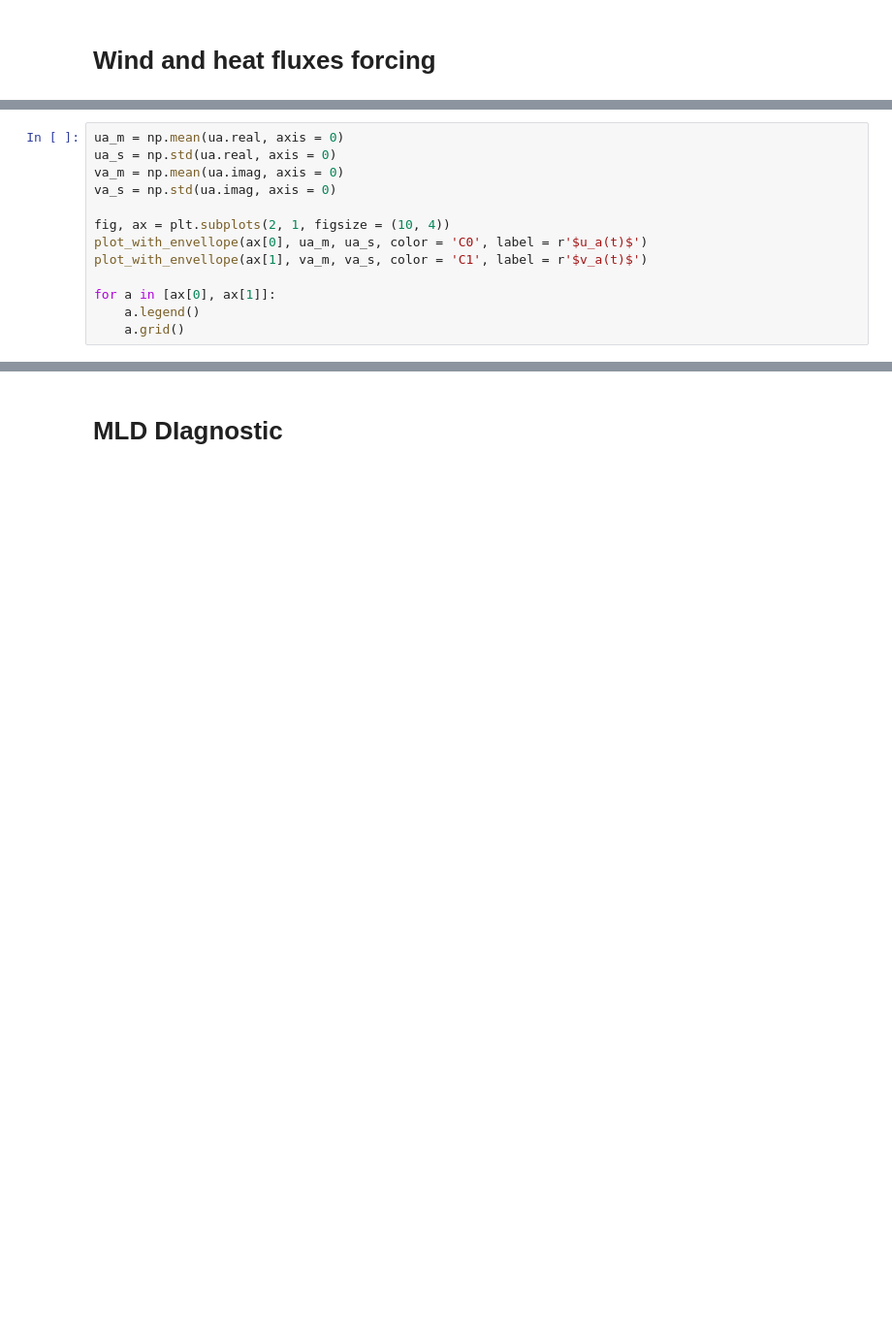
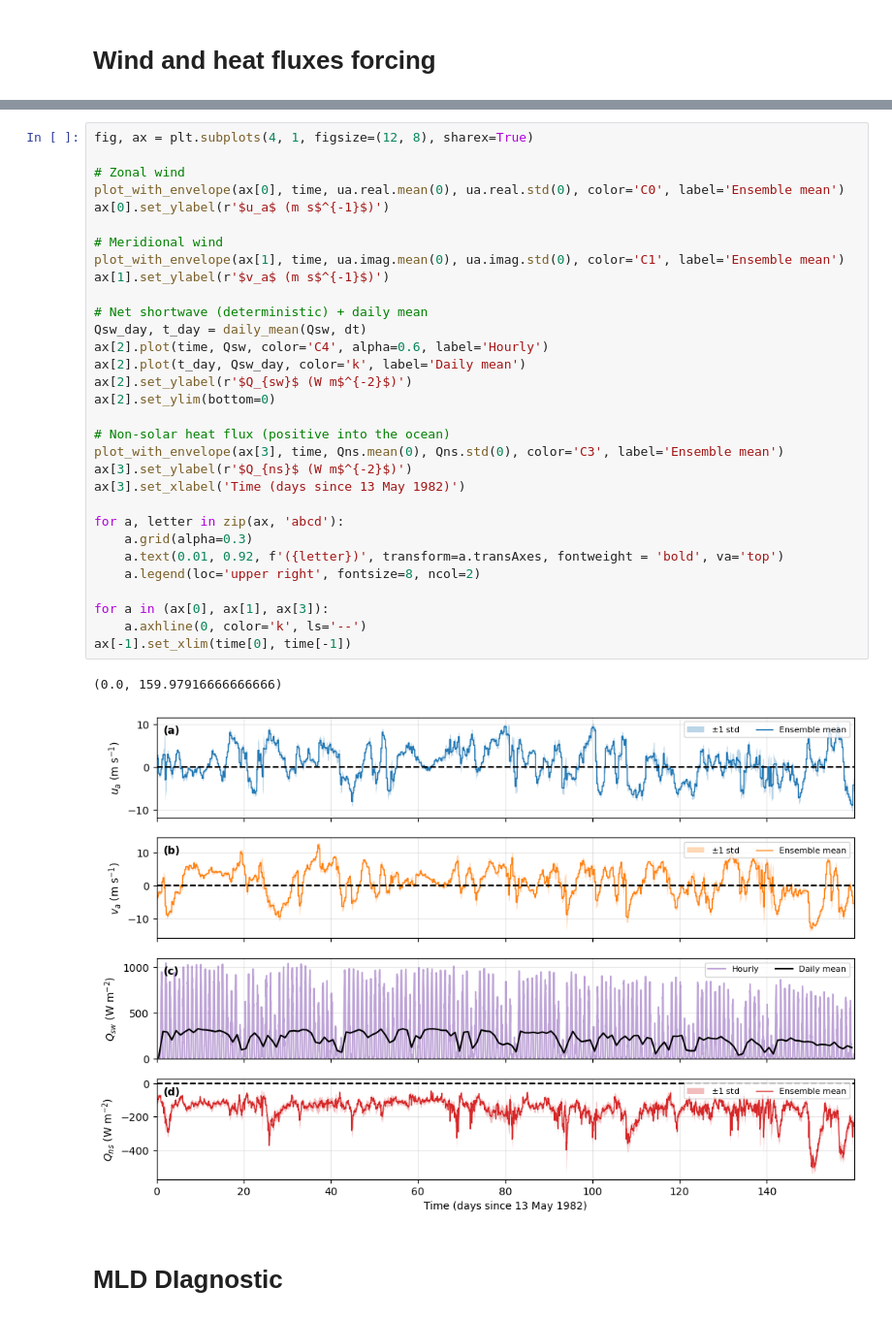
Before and after one commit to mattmattnex/taia-1DV-FD, a Jupyter notebook: experiments/3_Lotus_realistic/realistic_analysis.ipynb, the cells around one changed output, grey strips where cells are left out. Shown at 97% size. Drawn from its saved outputs; the diff is of its cells as text; blank space fills up the shorter version.

```diff
--- a/experiments/3_Lotus_realistic/realistic_analysis.ipynb
+++ b/experiments/3_Lotus_realistic/realistic_analysis.ipynb
@@ -27,13 +32,0 @@ def plot_with_envellope(ax, var_m, var_std, label = None, color = None):
-# %%
-ua_m = np.mean(ua.real, axis = 0)
-ua_s = np.std(ua.real, axis = 0)
-va_m = np.mean(ua.imag, axis = 0)
-va_s = np.std(ua.imag, axis = 0)
-
-fig, ax = plt.subplots(2, 1, figsize = (10, 4))
-plot_with_envellope(ax[0], ua_m, ua_s, color = 'C0', label = r'$u_a(t)$')
-plot_with_envellope(ax[1], va_m, va_s, color = 'C1', label = r'$v_a(t)$')
-
-for a in [ax[0], ax[1]]:
-    a.legend()
-    a.grid()
@@ -186,2 +33,36 @@ ax.set_xlim(0, 20)
+# %%
+fig, ax = plt.subplots(4, 1, figsize=(12, 8), sharex=True)
+
+# Zonal wind
+plot_with_envelope(ax[0], time, ua.real.mean(0), ua.real.std(0), color='C0', label='Ensemble mean')
+ax[0].set_ylabel(r'$u_a$ (m s$^{-1}$)')
+
+# Meridional wind
+plot_with_envelope(ax[1], time, ua.imag.mean(0), ua.imag.std(0), color='C1', label='Ensemble mean')
+ax[1].set_ylabel(r'$v_a$ (m s$^{-1}$)')
+
+# Net shortwave (deterministic) + daily mean
+Qsw_day, t_day = daily_mean(Qsw, dt)
+ax[2].plot(time, Qsw, color='C4', alpha=0.6, label='Hourly')
+ax[2].plot(t_day, Qsw_day, color='k', label='Daily mean')
+ax[2].set_ylabel(r'$Q_{sw}$ (W m$^{-2}$)')
+ax[2].set_ylim(bottom=0)
+
+# Non-solar heat flux (positive into the ocean)
+plot_with_envelope(ax[3], time, Qns.mean(0), Qns.std(0), color='C3', label='Ensemble mean')
+ax[3].set_ylabel(r'$Q_{ns}$ (W m$^{-2}$)')
+ax[3].set_xlabel('Time (days since 13 May 1982)')
+
+for a, letter in zip(ax, 'abcd'):
+    a.grid(alpha=0.3)
+    a.text(0.01, 0.92, f'({letter})', transform=a.transAxes, fontweight = 'bold', va='top')
+    a.legend(loc='upper right', fontsize=8, ncol=2)
+
+for a in (ax[0], ax[1], ax[3]):
+    a.axhline(0, color='k', ls='--')
+ax[-1].set_xlim(time[0], time[-1])
+# %% [output]
+(0.0, 159.97916666666666)
+[figure, added]
 # %% [markdown]
 # MLD DIagnostic
```
Also changed, not shown: parts of 19 cells of this notebook, 1 other file.
